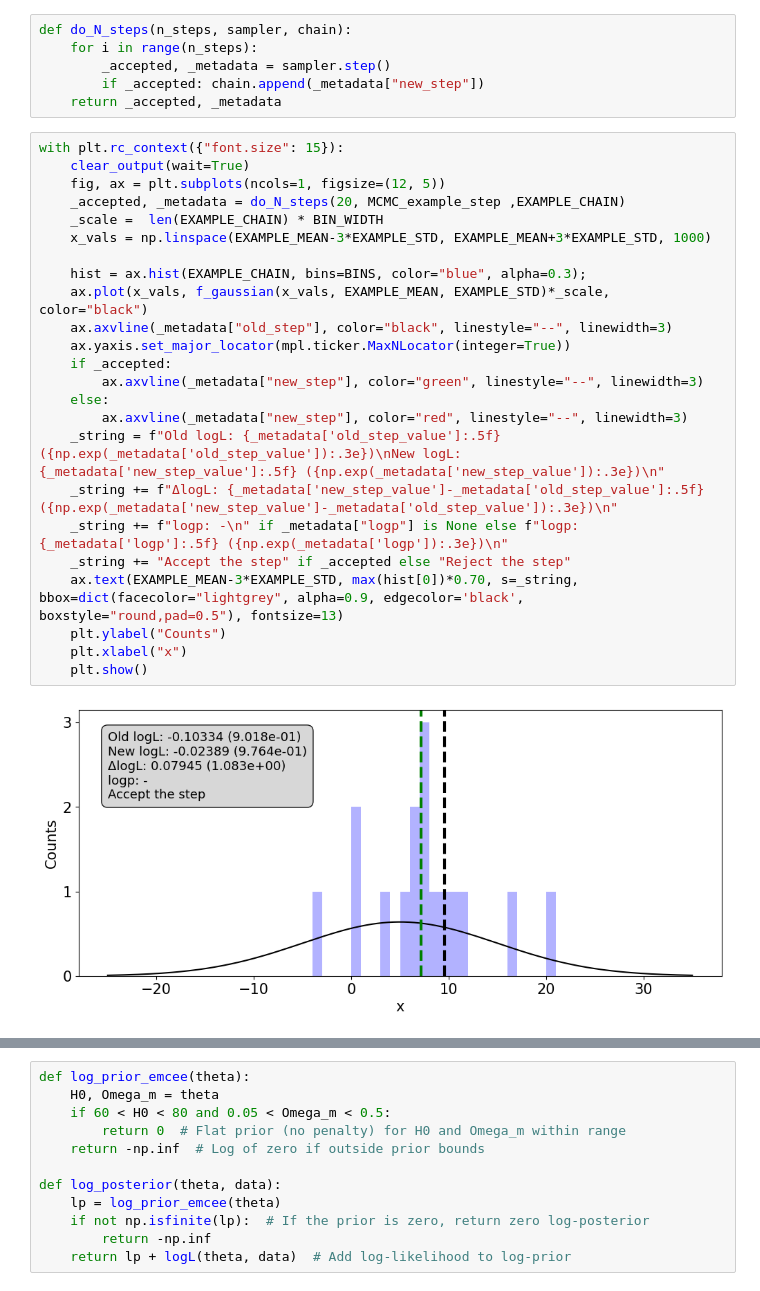
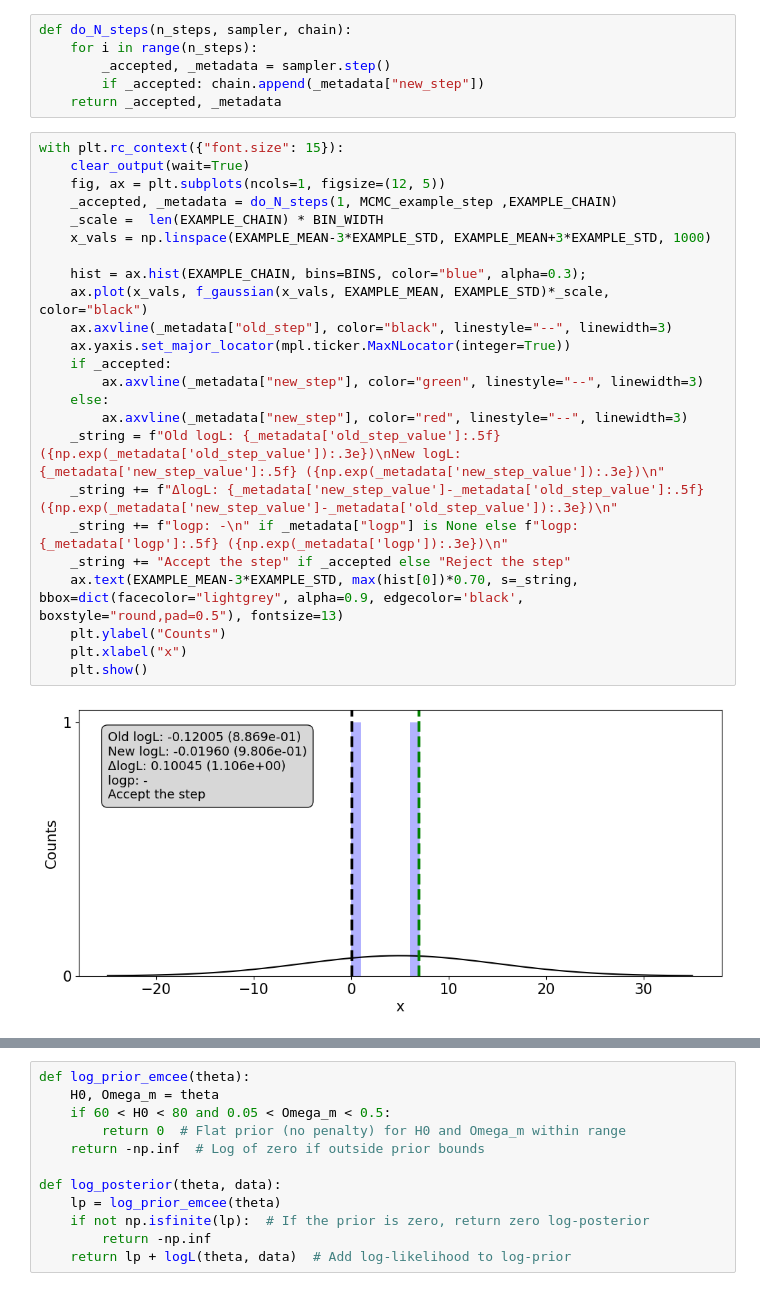
Before and after one commit to vasarm/STTG2026, a Jupyter notebook: lecture2.ipynb, the cells around one changed output, grey strips where cells are left out. Saved outputs shown, nothing was run; the diff lists cells and outputs as text.

```diff
--- a/lecture2.ipynb
+++ b/lecture2.ipynb
@@ -380,29 +485,29 @@ def do_N_steps(n_steps, sampler, chain):
 # %%
 with plt.rc_context({"font.size": 15}):
     clear_output(wait=True)
     fig, ax = plt.subplots(ncols=1, figsize=(12, 5))
-    _accepted, _metadata = do_N_steps(20, MCMC_example_step ,EXAMPLE_CHAIN)
+    _accepted, _metadata = do_N_steps(1, MCMC_example_step ,EXAMPLE_CHAIN)
     _scale =  len(EXAMPLE_CHAIN) * BIN_WIDTH
     x_vals = np.linspace(EXAMPLE_MEAN-3*EXAMPLE_STD, EXAMPLE_MEAN+3*EXAMPLE_STD, 1000)
 
     hist = ax.hist(EXAMPLE_CHAIN, bins=BINS, color="blue", alpha=0.3);
     ax.plot(x_vals, f_gaussian(x_vals, EXAMPLE_MEAN, EXAMPLE_STD)*_scale, color="black")
     ax.axvline(_metadata["old_step"], color="black", linestyle="--", linewidth=3)
     ax.yaxis.set_major_locator(mpl.ticker.MaxNLocator(integer=True))
     if _accepted:
         ax.axvline(_metadata["new_step"], color="green", linestyle="--", linewidth=3)
     else:
         ax.axvline(_metadata["new_step"], color="red", linestyle="--", linewidth=3)
     _string = f"Old logL: {_metadata['old_step_value']:.5f} ({np.exp(_metadata['old_step_value']):.3e})\nNew logL: {_metadata['new_step_value']:.5f} ({np.exp(_metadata['new_step_value']):.3e})\n"
     _string += f"ΔlogL: {_metadata['new_step_value']-_metadata['old_step_value']:.5f} ({np.exp(_metadata['new_step_value']-_metadata['old_step_value']):.3e})\n"
     _string += f"logp: -\n" if _metadata["logp"] is None else f"logp: {_metadata['logp']:.5f} ({np.exp(_metadata['logp']):.3e})\n"
     _string += "Accept the step" if _accepted else "Reject the step"
     ax.text(EXAMPLE_MEAN-3*EXAMPLE_STD, max(hist[0])*0.70, s=_string,             bbox=dict(facecolor="lightgrey", alpha=0.9, edgecolor='black', boxstyle="round,pad=0.5"), fontsize=13)
     plt.ylabel("Counts")
     plt.xlabel("x")
     plt.show()
 # %% [output]
-[figure, old version]
+[figure, new version]
 # %% [markdown]
 #### Example - full result
 
```
Also changed, not shown: parts of 29 cells of this notebook, 3 other files.
